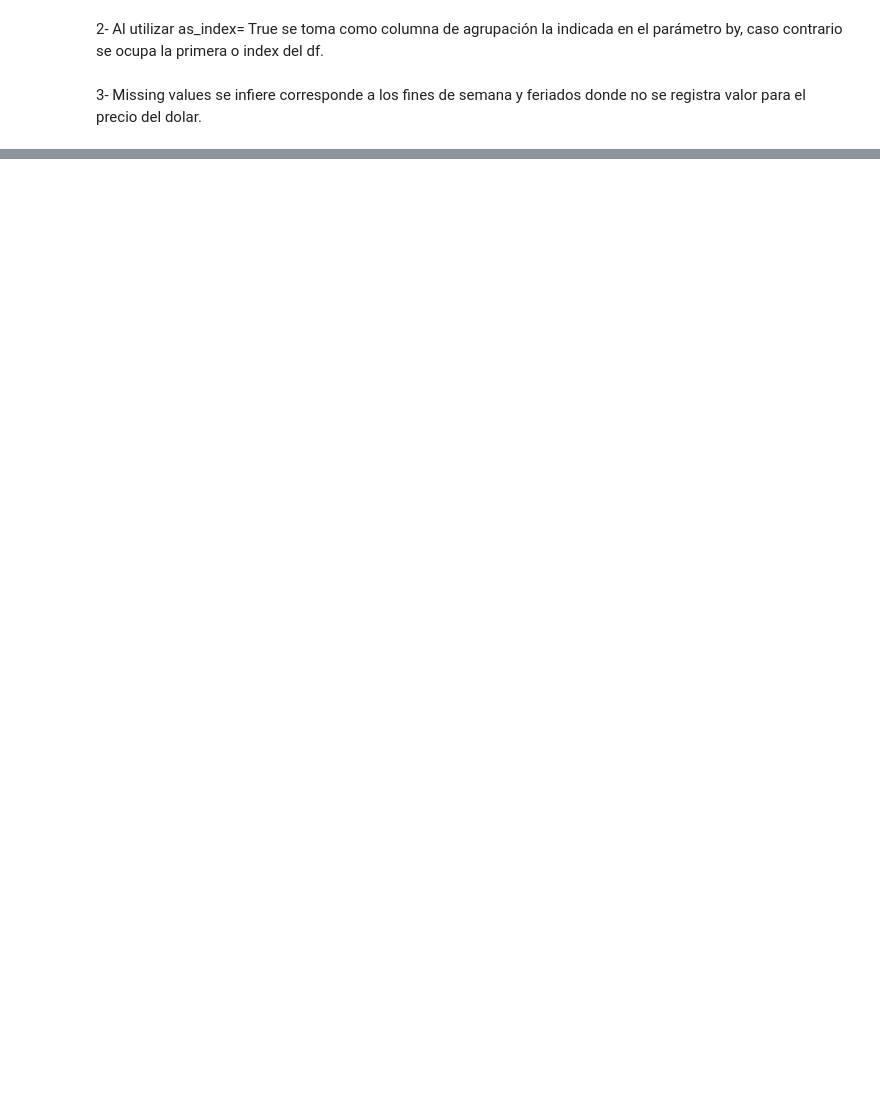
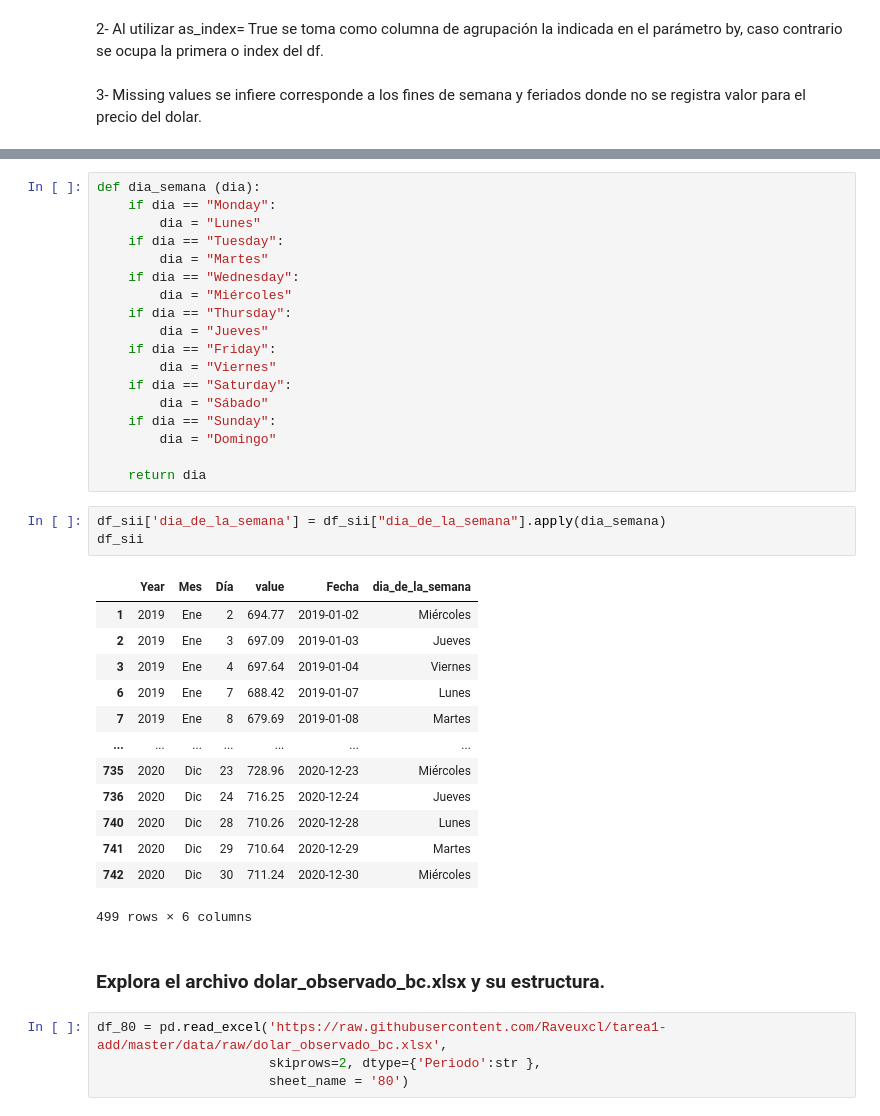
Before and after one commit to vmlandae/tarea1-add, a Jupyter notebook: notebooks/3_nb_Raveuxcl.ipynb, the cells around one changed output, grey strips where cells are left out. Cells and saved outputs as stored; diff of their text form; blank space fills up the shorter version.

```diff
--- a/notebooks/3_nb_Raveuxcl.ipynb
+++ b/notebooks/3_nb_Raveuxcl.ipynb
@@ -132,0 +274,41 @@ df_sii
+# %%
+def dia_semana (dia):
+    if dia == "Monday":
+        dia = "Lunes"
+    if dia == "Tuesday":
+        dia = "Martes"
+    if dia == "Wednesday":
+        dia = "Miércoles"
+    if dia == "Thursday":
+        dia = "Jueves"
+    if dia == "Friday":
+        dia = "Viernes"
+    if dia == "Saturday":
+        dia = "Sábado"
+    if dia == "Sunday":
+        dia = "Domingo"
+
+    return dia
+# %%
+df_sii['dia_de_la_semana'] = df_sii["dia_de_la_semana"].apply(dia_semana)
+df_sii
+# %% [output]
+|  | Year | Mes | Día | value | Fecha | dia_de_la_semana |
+| 1 | 2019 | Ene | 2 | 694.77 | 2019-01-02 | Miércoles |
+| 2 | 2019 | Ene | 3 | 697.09 | 2019-01-03 | Jueves |
+| 3 | 2019 | Ene | 4 | 697.64 | 2019-01-04 | Viernes |
+| 6 | 2019 | Ene | 7 | 688.42 | 2019-01-07 | Lunes |
+| 7 | 2019 | Ene | 8 | 679.69 | 2019-01-08 | Martes |
+| ... | ... | ... | ... | ... | ... | ... |
+| 735 | 2020 | Dic | 23 | 728.96 | 2020-12-23 | Miércoles |
+| 736 | 2020 | Dic | 24 | 716.25 | 2020-12-24 | Jueves |
+| 740 | 2020 | Dic | 28 | 710.26 | 2020-12-28 | Lunes |
+| 741 | 2020 | Dic | 29 | 710.64 | 2020-12-29 | Martes |
+| 742 | 2020 | Dic | 30 | 711.24 | 2020-12-30 | Miércoles |
+499 rows × 6 columns
+# %% [markdown]
+### Explora el archivo dolar_observado_bc.xlsx y su estructura.
+# %%
+df_80 = pd.read_excel('https://raw.githubusercontent.com/Raveuxcl/tarea1-add/master/data/raw/dolar_observado_bc.xlsx',
+                      skiprows=2, dtype={'Periodo':str },
+                      sheet_name = '80')
```
Also changed, not shown: parts of 30 cells of this notebook.
